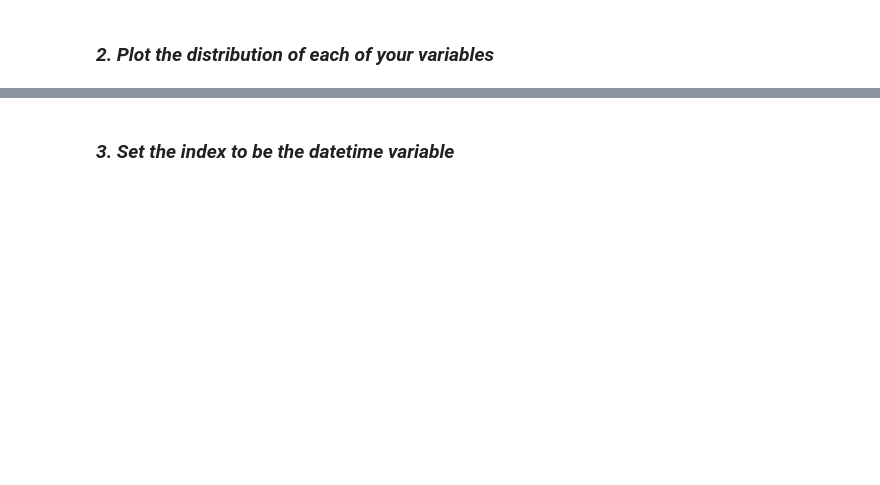
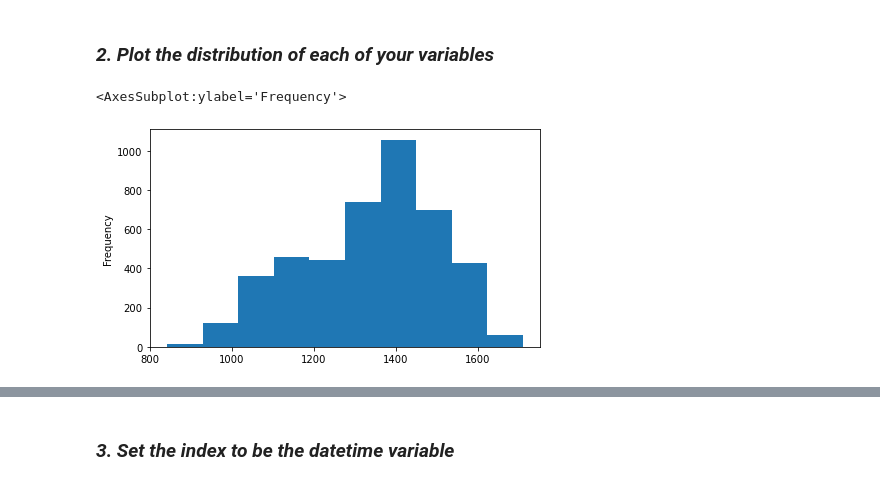
Before and after one commit to Severina7/time_series_exercises, a Jupyter notebook: preparation_exercises_ts.ipynb, the cells around one changed output, grey strips where cells are left out. Cells and saved outputs as stored; diff of their text form; code cells hidden in the pictures; blank space fills up the shorter version.

```diff
--- a/preparation_exercises_ts.ipynb
+++ b/preparation_exercises_ts.ipynb
@@ -205,3 +205,6 @@ df.head()
 ## *II. Using the OPS data acquired in the Acquire exercises opsd_germany_daily.csv, complete the following*
 # %% [markdown]
 ### *1. Convert date column to datetime format*
+# %%
+opsd = acquire.get_opsd_germany()
+opsd.head()
@@ -208,2 +218,9 @@ df.head()
+# %%
+opsd.Date = pd.to_datetime(opsd.Date)
 # %% [markdown]
 ### *2. Plot the distribution of each of your variables*
+# %%
+opsd.Consumption.plot(kind='hist', figsize=(7, 4))
+# %% [output]
+<AxesSubplot:ylabel='Frequency'>
+[figure, added]
```
Also changed, not shown: parts of 21 cells of this notebook, 1 other file.
